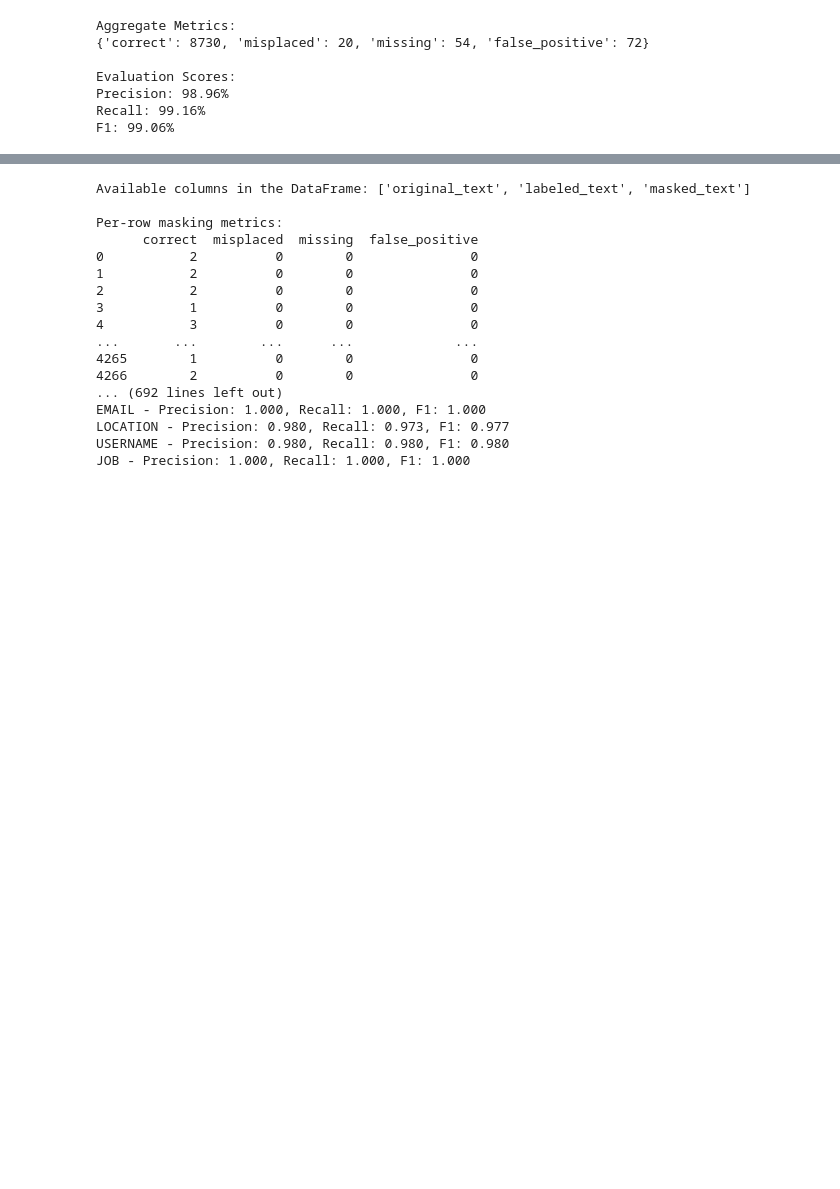
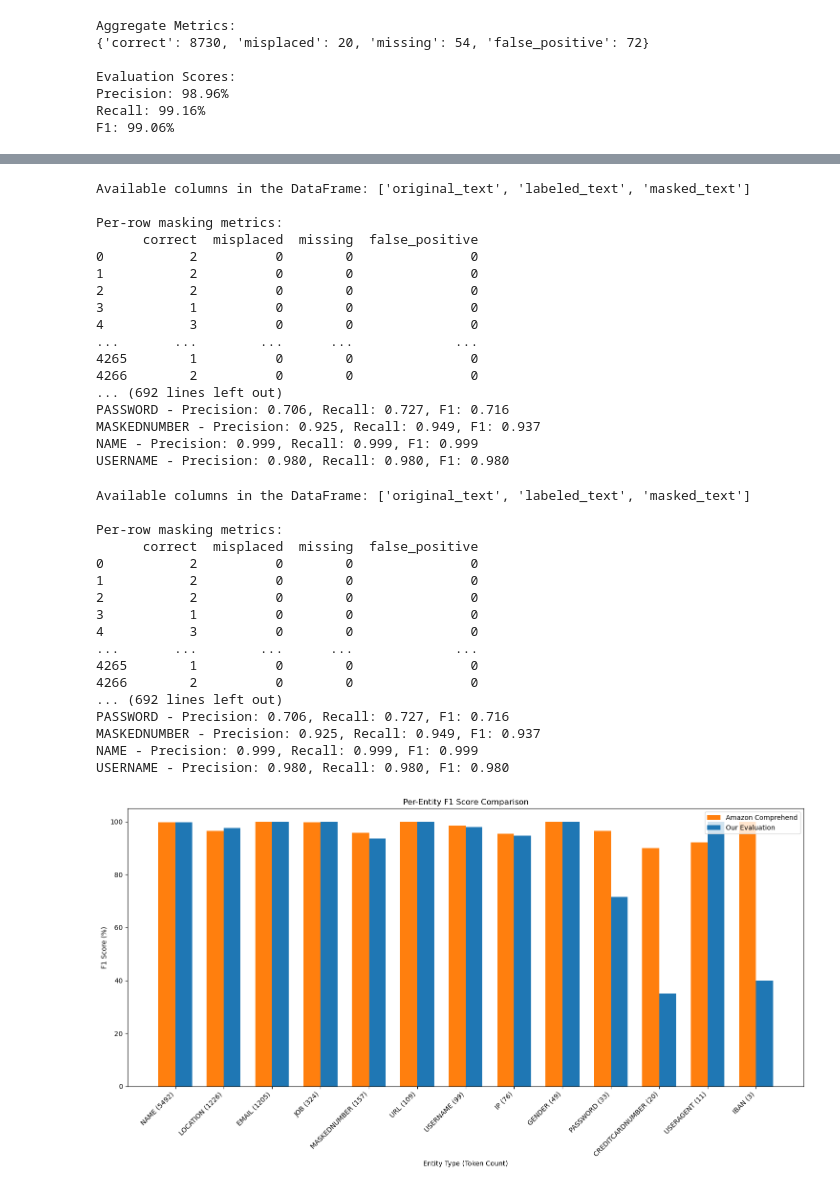
Before and after one commit to MorrisSimons/SCH_PII_masking_Advanced_ML, a Jupyter notebook: eval.ipynb, the cells around one changed output, grey strips where cells are left out. Cells and saved outputs as stored; diff of their text form; code cells hidden in the pictures; blank space fills up the shorter version.

```diff
--- a/eval.ipynb
+++ b/eval.ipynb
@@ -234,8 +167,26 @@ plot_entity_f1(entity_types, amazon_f1, our_f1, token_counts, output_file="entit
 # %%
-# Define the set of known placeholders.
-PLACEHOLDERS = {"NAME", "LOCATION", "EMAIL", "JOB", "MASKEDNUMBER",
-                "URL", "USERNAME", "IP", "PASSWORD", "GENDER",
-                "CREDITCARDNUMBER", "USERAGENT", "IBAN"}
+def compute_token_counts(file_path, gold_col="labeled_text"):
+    """
+    Reads the CSV file and computes token counts for each placeholder
+    based on the gold (labeled) texts.
+
+    Parameters:
+      - file_path: Path to the CSV file.
+      - gold_col: Name of the column that contains the gold texts.
+
+    Returns:
+      A dictionary mapping each placeholder to its count.
+    """
+    df = pd.read_csv(file_path)
+    counts = {label: 0 for label in PLACEHOLDERS}
+    pattern = re.compile(r'\b(' + '|'.join(PLACEHOLDERS) + r')\b', re.IGNORECASE)
+    for text in df[gold_col]:
+        for m in pattern.finditer(text):
+            token = m.group().upper()
+            if token in counts:
+                counts[token] += 1
+    return counts
+
 
 def extract_masked_tokens(text, return_positions=False):
     """
@@ -543,7 +494,7 @@ Per-row masking metrics:
 4265        1          0        0               0
 4266        2          0        0               0
 ... (692 lines left out)
-EMAIL - Precision: 1.000, Recall: 1.000, F1: 1.000
-LOCATION - Precision: 0.980, Recall: 0.973, F1: 0.977
+PASSWORD - Precision: 0.706, Recall: 0.727, F1: 0.716
+MASKEDNUMBER - Precision: 0.925, Recall: 0.949, F1: 0.937
+NAME - Precision: 0.999, Recall: 0.999, F1: 0.999
 USERNAME - Precision: 0.980, Recall: 0.980, F1: 0.980
-JOB - Precision: 1.000, Recall: 1.000, F1: 1.000
@@ -549,0 +573,28 @@ JOB - Precision: 1.000, Recall: 1.000, F1: 1.000
+# %%
+# Compute token counts from the gold (labeled) texts.
+token_counts = compute_token_counts("dataset_1.csv", gold_col="labeled_text")
+
+# Analyze the masking results to get per-label evaluation metrics.
+_, _, _, overall_label_metrics = analyze_masking("dataset_1.csv")
+
+# Call the function to generate and display the per-entity F1 score diagram.
+plot_entity_f1(overall_label_metrics, token_counts, output_file="entity_f1_comparison.png")
+# %% [output]
+Available columns in the DataFrame: ['original_text', 'labeled_text', 'masked_text']
+
+Per-row masking metrics:
+      correct  misplaced  missing  false_positive
+0           2          0        0               0
+1           2          0        0               0
+2           2          0        0               0
+3           1          0        0               0
+4           3          0        0               0
+...       ...        ...      ...             ...
+4265        1          0        0               0
+4266        2          0        0               0
+... (692 lines left out)
+PASSWORD - Precision: 0.706, Recall: 0.727, F1: 0.716
+MASKEDNUMBER - Precision: 0.925, Recall: 0.949, F1: 0.937
+NAME - Precision: 0.999, Recall: 0.999, F1: 0.999
+USERNAME - Precision: 0.980, Recall: 0.980, F1: 0.980
+[figure, added]
```
Also changed, not shown: parts of 8 cells of this notebook, 3 other files.
